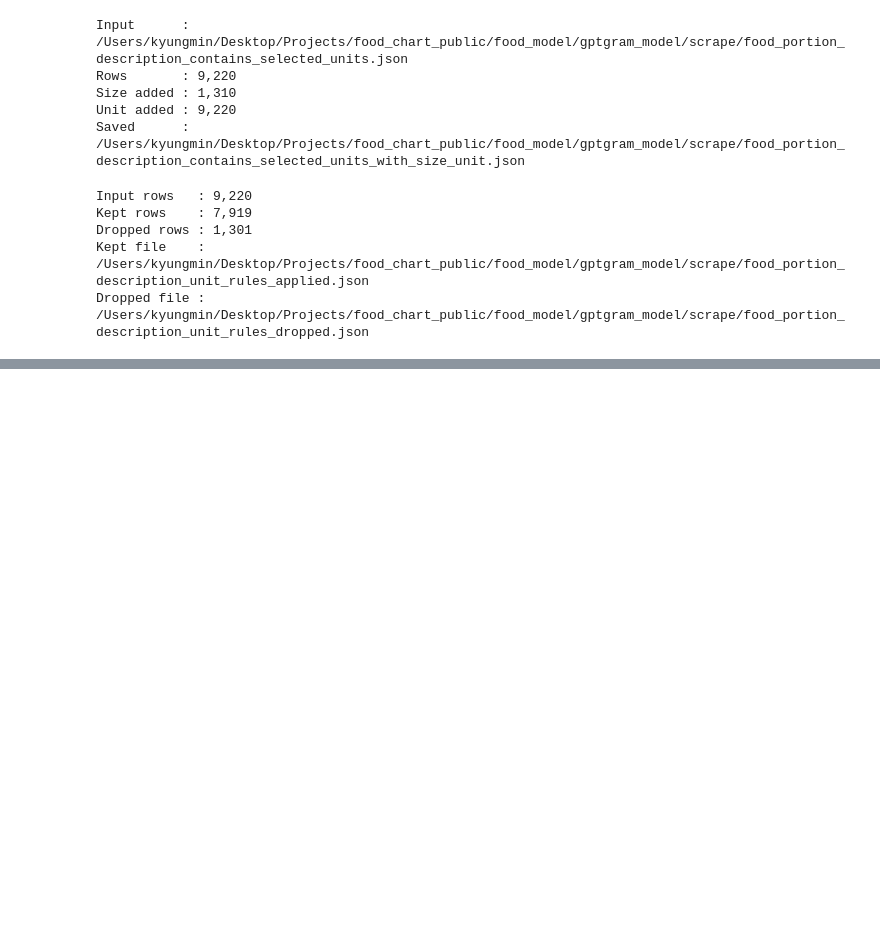
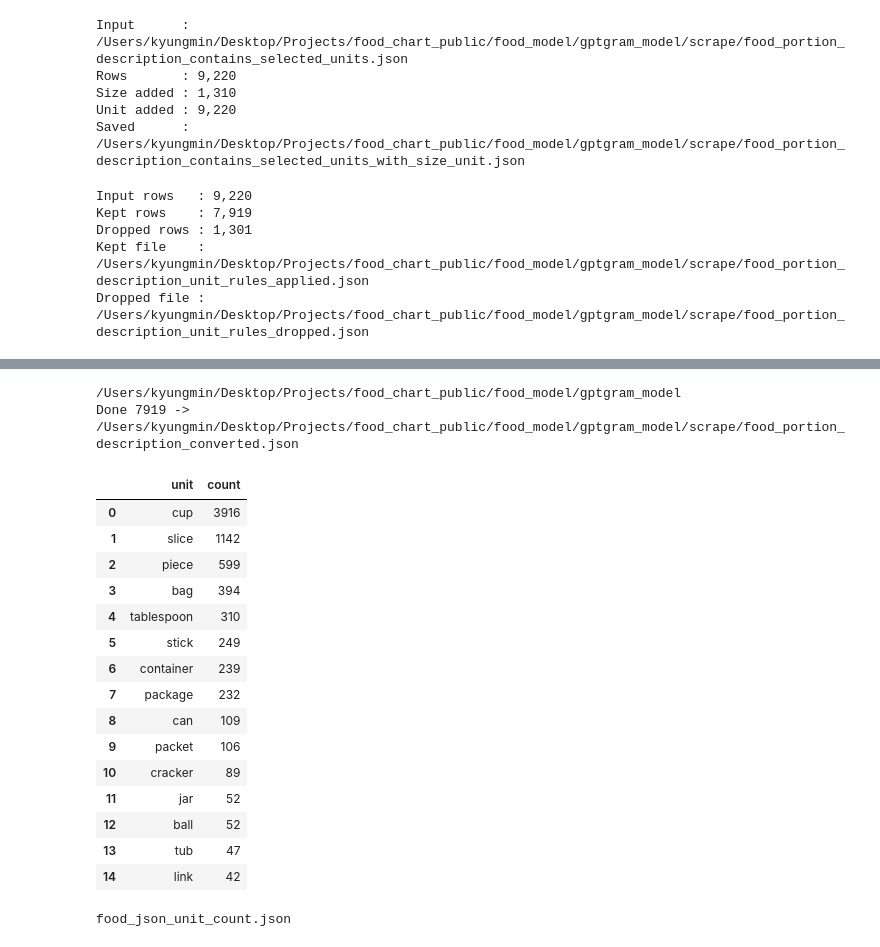
Before and after one commit to kml-coder/food_chart_public, a Jupyter notebook: food_model/gptgram_model/t5_small_regression.ipynb, the cells around one changed output, grey strips where cells are left out. Cells and saved outputs as stored; diff of their text form; code cells hidden in the pictures; blank space fills up the shorter version.

```diff
--- a/food_model/gptgram_model/t5_small_regression.ipynb
+++ b/food_model/gptgram_model/t5_small_regression.ipynb
@@ -2496,0 +2891,63 @@ KeyboardInterrupt:
+# %%
+from typing import Any
+import pandas as pd
+
+from pathlib import Path
+import json
+import re
+from collections import Counter
+
+base_dir = Path.cwd()
+print(f'{base_dir}')
+
+input_path =  base_dir / "scrape/food_portion_description_unit_rules_applied_with_main_ingredient_before_first_comma.json"
+output_path = base_dir / "scrape/food_portion_description_converted.json"
+
+with open(input_path, 'r', encoding= 'utf-8') as f:
+    rows = json.load(f)
+
+converted = []
+for item in rows:
+    new_item =  {
+        "unit" : item.get("unit_normalized", ""),
+        "size" : item.get("size_normalized", ""),
+        "name" : item.get("main_ingredient", ""),
+        "long_name" : item.get("Main food description", ""),
+        "gram" : item.get("Portion weight (g)", ""),
+    }
+
+    converted.append(new_item)
+
+unit_count = Counter(item["unit"] for item in converted)
+sorted_count = unit_count.most_common()
+df = pd.DataFrame(unit_count.most_common(), columns = ["unit", "count"])
+df.to_csv("food_json_unit_count.csv", index = False, encoding="utf-8")
+with open(output_path, 'w', encoding="utf-8") as f:
+    json.dump(converted, f, ensure_ascii=False, indent=2)
+
+# with open("food_json_unit_count.json", "w", encoding="utf-8") as f:
+#     json.dump(sorted_count, f, ensure_ascii=False, indent=2)
+
+print(f"Done {len(converted)} -> {output_path}")
+display(df.head(15))
+print(f'food_json_unit_count.json')
+# %% [output]
+/Users/kyungmin/Desktop/Projects/food_chart_public/food_model/gptgram_model
+Done 7919 -> /Users/kyungmin/Desktop/Projects/food_chart_public/food_model/gptgram_model/scrape/food_portion_description_converted.json
+|  | unit | count |
+| 0 | cup | 3916 |
+| 1 | slice | 1142 |
+| 2 | piece | 599 |
+| 3 | bag | 394 |
+| 4 | tablespoon | 310 |
+| 5 | stick | 249 |
+| 6 | container | 239 |
+| 7 | package | 232 |
+| 8 | can | 109 |
+| 9 | packet | 106 |
+| 10 | cracker | 89 |
+| 11 | jar | 52 |
+| 12 | ball | 52 |
+| 13 | tub | 47 |
+| 14 | link | 42 |
+food_json_unit_count.json
```
Also changed, not shown: parts of 22 cells of this notebook, 10 other files.
